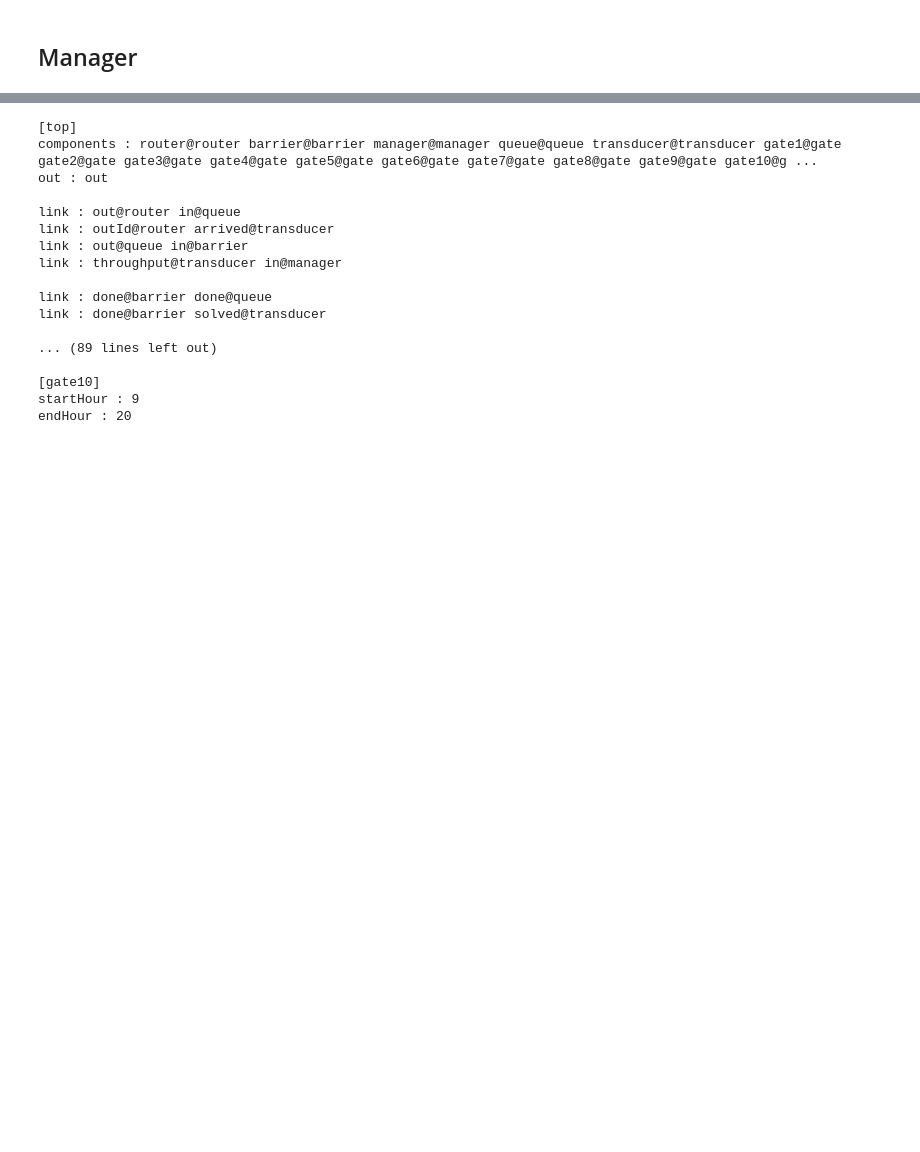
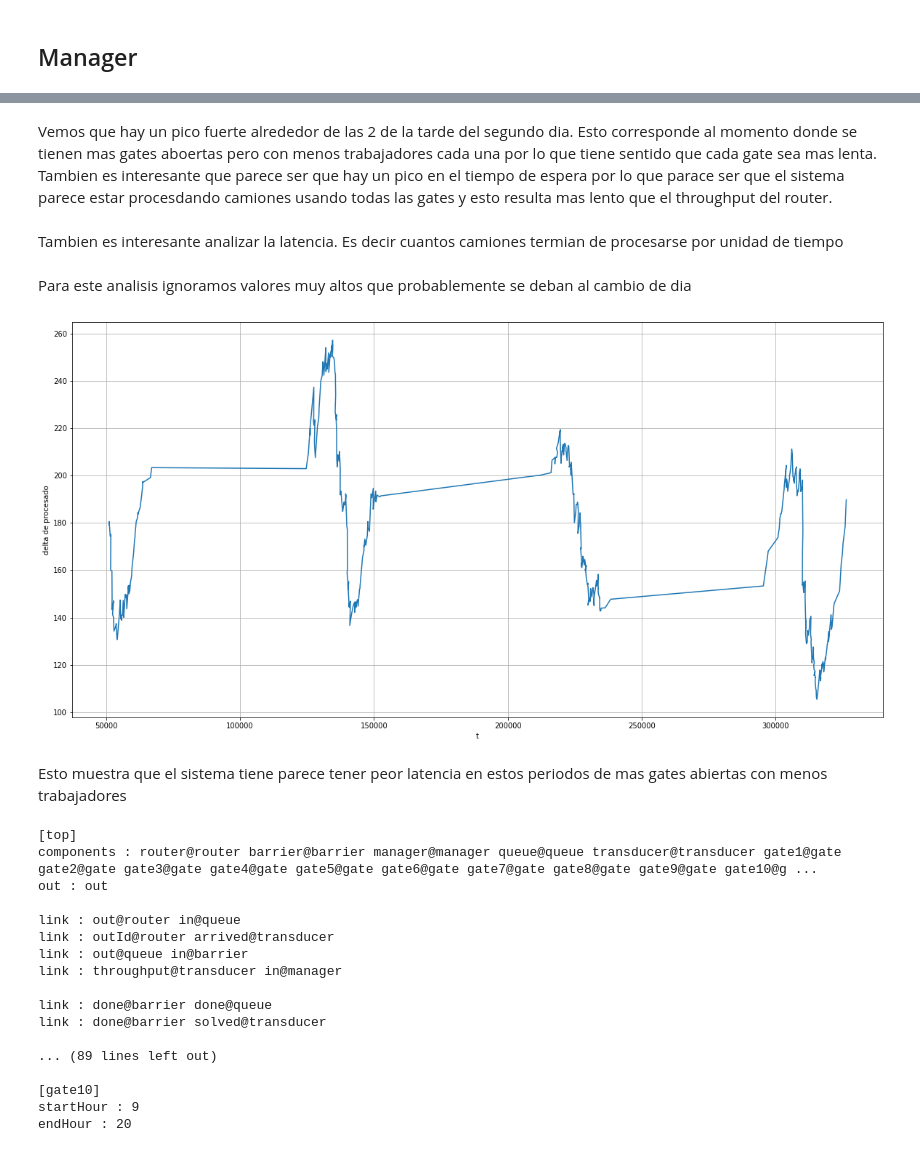
Before and after one commit to mcarreiro/dc-sed-tp1-2022, a Jupyter notebook: notebooks/inbound.ipynb, the cells around one changed output, grey strips where cells are left out. Cells and saved outputs as stored; diff of their text form; code cells hidden in the pictures; blank space fills up the shorter version.

```diff
--- a/notebooks/inbound.ipynb
+++ b/notebooks/inbound.ipynb
@@ -106,3 +165,30 @@ Con 10 gates abiertas las 24 horas esto equivaldria a 5280 camiones por dia
+# %% [markdown]
+Vemos que hay un pico fuerte alrededor de las 2 de la tarde del segundo dia. Esto corresponde al momento donde se tienen mas gates aboertas pero con menos trabajadores cada una por lo que tiene sentido que cada gate sea mas lenta. Tambien es interesante que parece ser que hay un pico en el tiempo de espera por lo que parace ser que el sistema parece estar procesdando camiones usando todas las gates y esto resulta mas lento que el throughput del router.
+# %% [markdown]
+Tambien es interesante analizar la latencia. Es decir cuantos camiones termian de procesarse por unidad de tiempo
+# %% [markdown]
+Para este analisis ignoramos valores muy altos que probablemente se deban al cambio de dia
+# %%
+out_time = df["out_time"]
+out_time = out_time.sort_values()
+out_time = out_time.diff()
+out_time = out_time[1:]
+
+mask = out_time<1000
+out_time = out_time[mask]
+t = df["arrival_time"][1:]
+t = t[mask]
+out_time = out_time.rolling(window=60).mean()
+
+plt.plot(t, out_time )
+plt.ylabel("delta de procesado")
+plt.xlabel("t")
+plt.grid()
+plt.show()
+# %% [output]
+[figure, added]
+# %% [markdown]
+Esto muestra que el sistema tiene parece tener peor latencia en estos periodos de mas gates abiertas con menos trabajadores
 # %%
 from pathlib import Path
 
```
Also changed, not shown: parts of 6 cells of this notebook, 1 other file.
